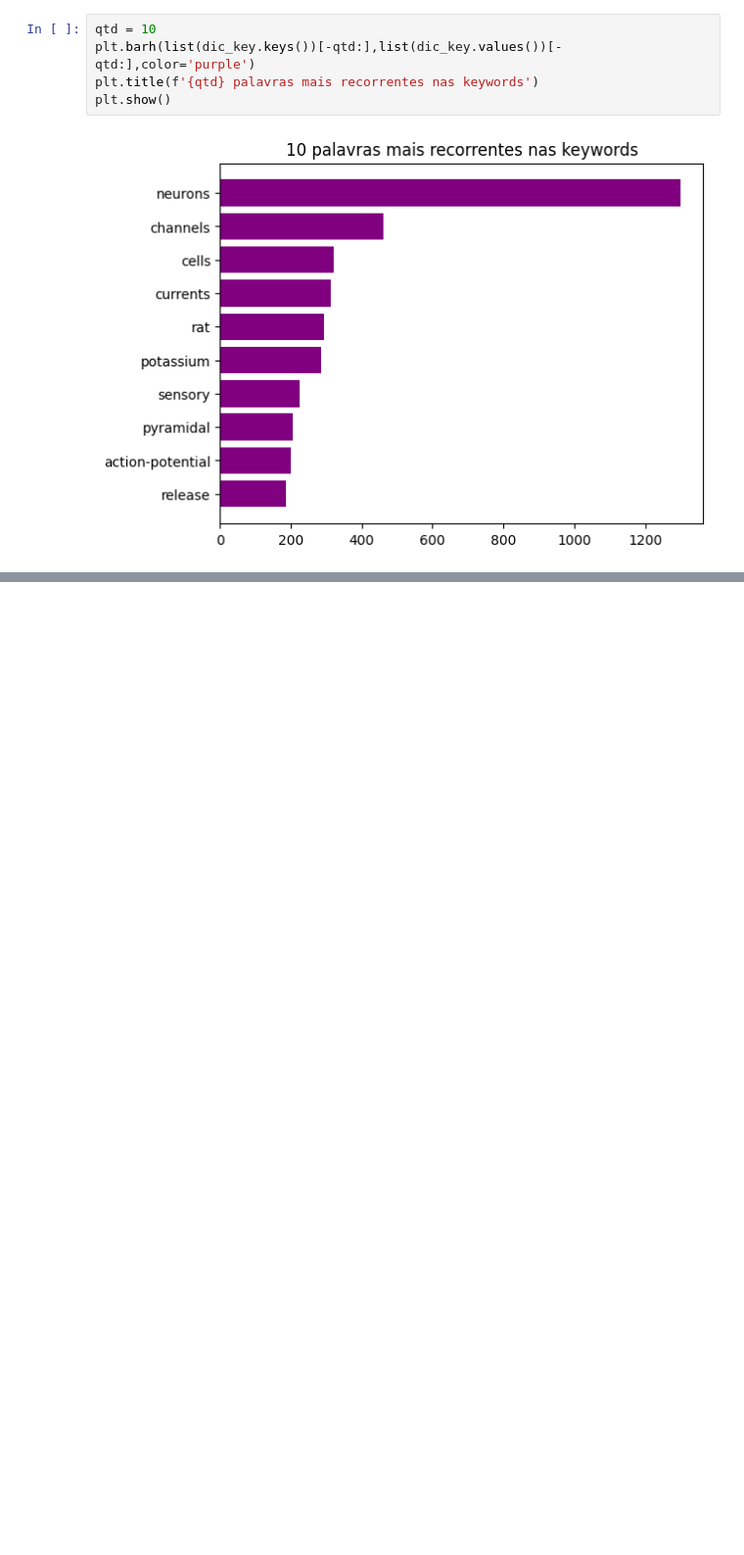
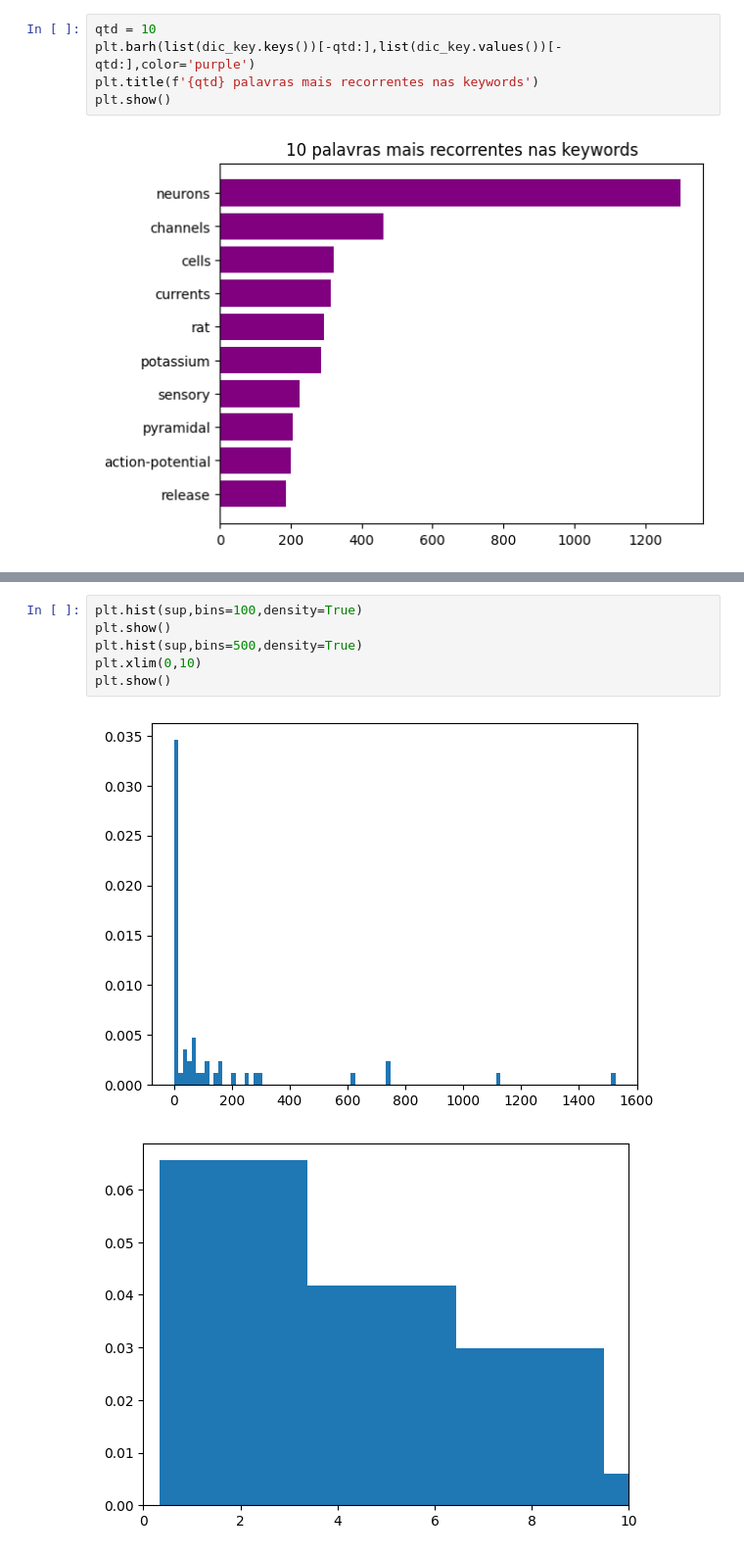
Before and after one commit to pedrozanineli/praticas-computacionais-avancadas, a Jupyter notebook: aula 1 - extracao abstract webofscience.ipynb, the cells around one changed output, grey strips where cells are left out. Shown at 98% size. Cells and saved outputs as stored; diff of their text form; blank space fills up the shorter version.

```diff
--- a/aula 1 - extracao abstract webofscience.ipynb
+++ b/aula 1 - extracao abstract webofscience.ipynb
@@ -81,0 +164,9 @@ neously fired last 2.8 +/- 0.6 ms (mean +/- S.D.) and have a
+# %%
+plt.hist(sup,bins=100,density=True)
+plt.show()
+plt.hist(sup,bins=500,density=True)
+plt.xlim(0,10)
+plt.show()
+# %% [output]
+[figure, added]
+[figure, added]
```
Also changed, not shown: parts of 8 cells of this notebook.
